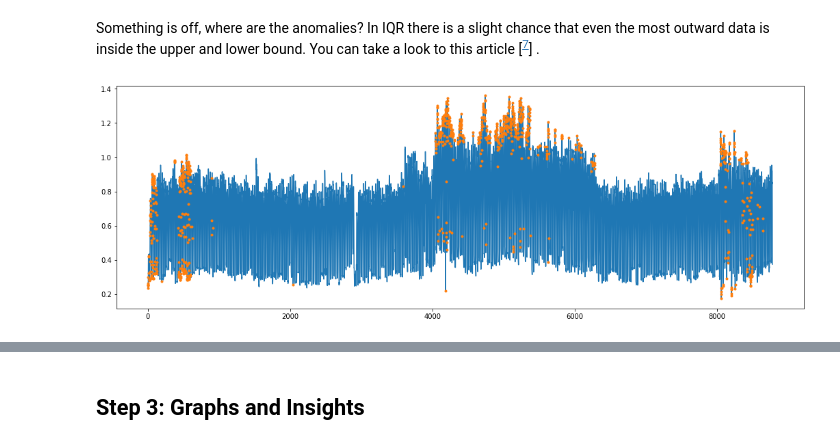
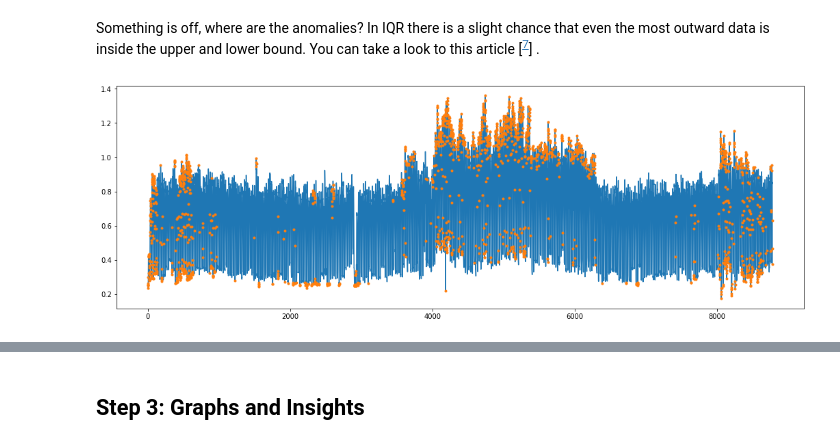
Before and after one commit to AliErenAkkoyun/full-data-science-project, a Jupyter notebook: Untitled.ipynb, the cells around one changed output, grey strips where cells are left out. Drawn from its saved outputs; the diff is of its cells as text; code cells hidden in the pictures.

```diff
--- a/Untitled.ipynb
+++ b/Untitled.ipynb
@@ -311,28 +313,30 @@ Something is off, where are the anomalies? In IQR there is a slight chance that
 # %%
 # Isolation Forest
 import warnings
 warnings.filterwarnings("ignore")
 
 from sklearn.ensemble import IsolationForest
+from sklearn.model_selection import train_test_split
 
-model = IsolationForest(contamination=0.1,behaviour="new")  # Set contaminationas expected percentage of anomalies
+model = IsolationForest(contamination = 0.2, behaviour = "new")  # Set contaminationas expected percentage of anomalies
 
 input_data = pd.DataFrame({
     "consumption": energy_data["consumption"],
     "temperature": energy_data["temperature"]
 })
 
 X_train, X_test = train_test_split(input_data, test_size=0.2)
 
 model.fit(X_train)
 
 isolation_forest_score = model.predict(input_data)
 
 isolation_forest_anomalies = energy_data["consumption"][isolation_forest_score == -1]
 
 plt.figure(figsize=(18,6))
 plt.plot(energy_data["consumption"])
 plt.plot(isolation_forest_anomalies,".")
+
 plt.show()
 # %% [output]
-[figure, old version]
+[figure, new version]
```
Also changed, not shown: parts of 6 cells of this notebook.
